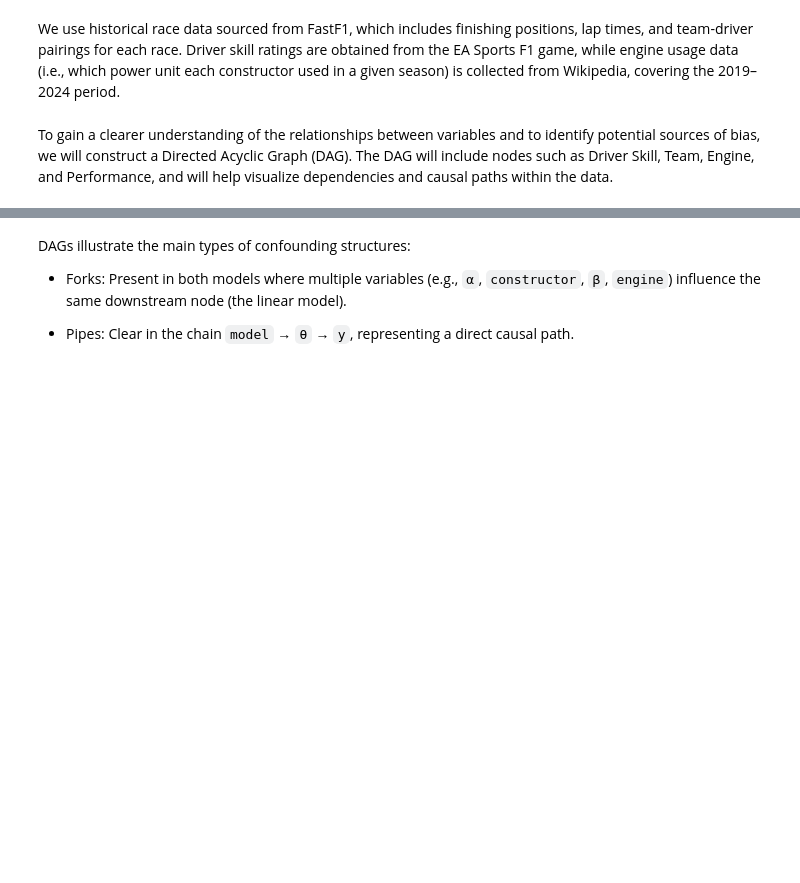
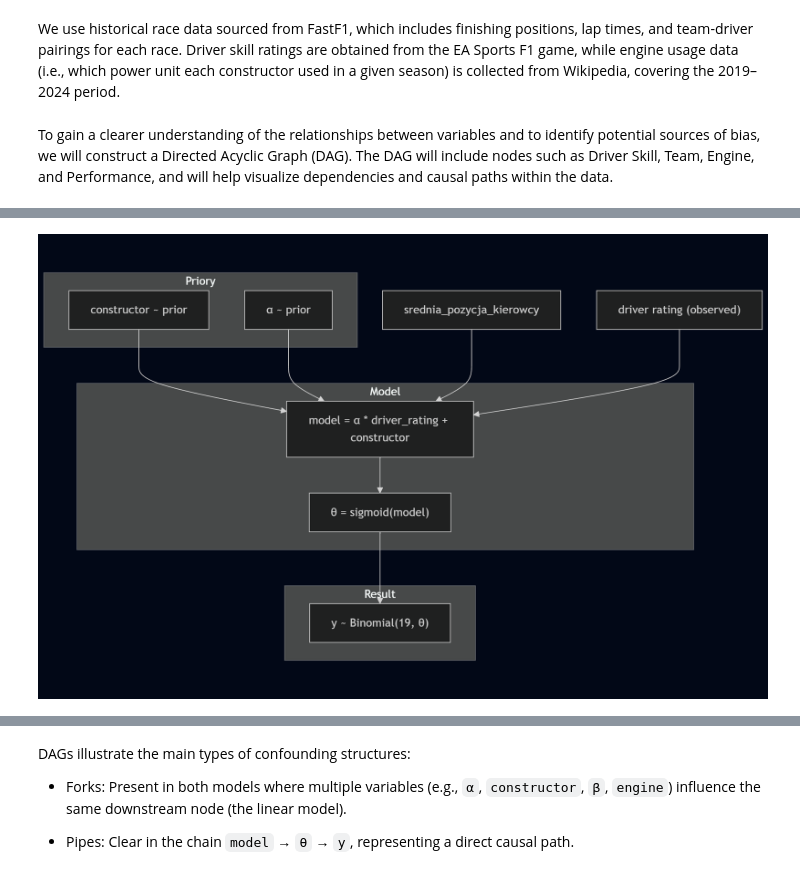
Before and after one commit to Klaudiusz1212/F1_bayesian, a Jupyter notebook: src/f1_bayesian/ISZ_Lukasz_Filo_Klaudiusz_Grobelski.ipynb, the cells around one changed output, grey strips where cells are left out. Drawn from its saved outputs; the diff is of its cells as text; code cells hidden in the pictures; blank space fills up the shorter version.

Commit message:
changed to jupyter images

```diff
--- a/src/f1_bayesian/ISZ_Lukasz_Filo_Klaudiusz_Grobelski.ipynb
+++ b/src/f1_bayesian/ISZ_Lukasz_Filo_Klaudiusz_Grobelski.ipynb
@@ -22,0 +19,5 @@ To gain a clearer understanding of the relationships between variables and to id
+# %%
+from IPython.display import Image
+Image("images/model1_DAG.png")
+# %% [output]
+[figure, added]
```
Also changed, not shown: parts of 3 cells of this notebook, 1 other file.
